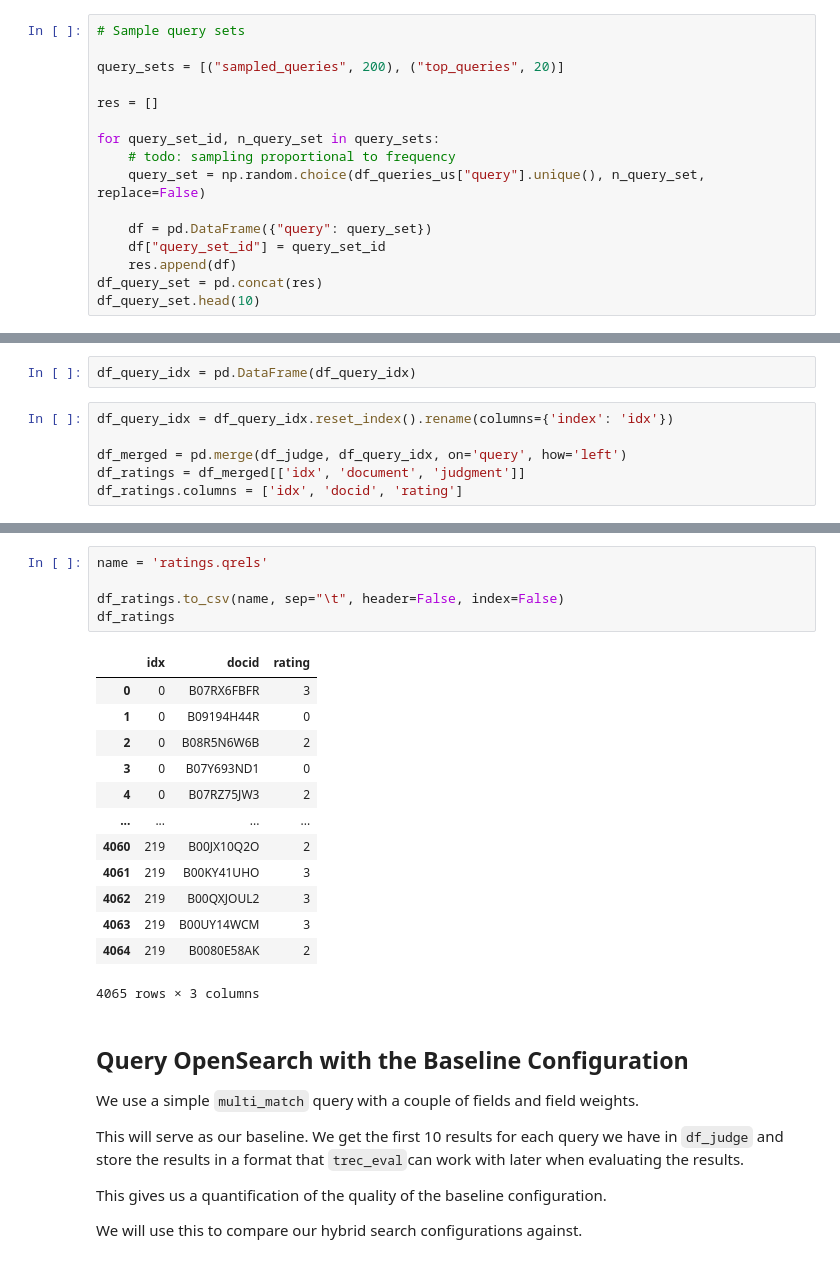
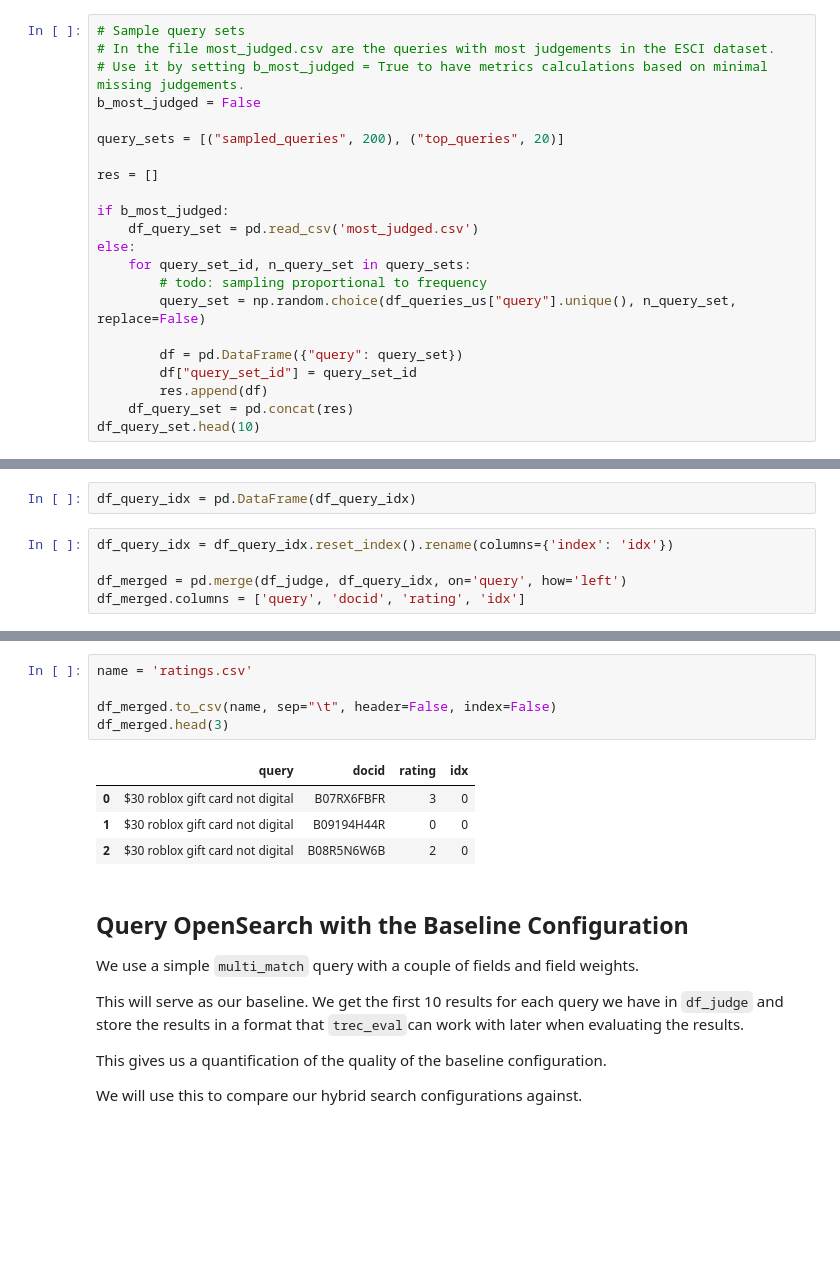
Before and after one commit to o19s/opensearch-search-quality-evaluation, a Jupyter notebook: hybrid-search/notebook/hybrid-search-baseline-comparison/3_Baseline_Search_and_Metrics.ipynb, the cells around one changed output, grey strips where cells are left out. Saved outputs shown, nothing was run; the diff lists cells and outputs as text; blank space fills up the shorter version.

```diff
--- a/hybrid-search/notebook/hybrid-search-baseline-comparison/3_Baseline_Search_and_Metrics.ipynb
+++ b/hybrid-search/notebook/hybrid-search-baseline-comparison/3_Baseline_Search_and_Metrics.ipynb
@@ -35,19 +36,25 @@ df_queries_us = df_examples[df_examples['product_locale'] == 'us']
 np.random.seed(10)
 # %%
 # Sample query sets
+# In the file most_judged.csv are the queries with most judgements in the ESCI dataset.
+# Use it by setting b_most_judged = True to have metrics calculations based on minimal missing judgements.
+b_most_judged = False
 
 query_sets = [("sampled_queries", 200), ("top_queries", 20)]
 
 res = []
 
-for query_set_id, n_query_set in query_sets:
-    # todo: sampling proportional to frequency
-    query_set = np.random.choice(df_queries_us["query"].unique(), n_query_set, replace=False)
+if b_most_judged:
+    df_query_set = pd.read_csv('most_judged.csv')
+else:
+    for query_set_id, n_query_set in query_sets:
+        # todo: sampling proportional to frequency
+        query_set = np.random.choice(df_queries_us["query"].unique(), n_query_set, replace=False)
 
-    df = pd.DataFrame({"query": query_set})
-    df["query_set_id"] = query_set_id
-    res.append(df)
-df_query_set = pd.concat(res)
+        df = pd.DataFrame({"query": query_set})
+        df["query_set_id"] = query_set_id
+        res.append(df)
+    df_query_set = pd.concat(res)
 df_query_set.head(10)
 # %% [output]
 |  | query | query_set_id |
@@ -126,5 +138,4 @@ df_query_idx = pd.DataFrame(df_query_idx)
 df_query_idx = df_query_idx.reset_index().rename(columns={'index': 'idx'})
 
 df_merged = pd.merge(df_judge, df_query_idx, on='query', how='left')
-df_ratings = df_merged[['idx', 'document', 'judgment']]
-df_ratings.columns = ['idx', 'docid', 'rating']
+df_merged.columns = ['query', 'docid', 'rating', 'idx']
@@ -131,22 +158,13 @@ df_ratings.columns = ['idx', 'docid', 'rating']
 # %%
-name = 'ratings.qrels'
+name = 'ratings.csv'
 
-df_ratings.to_csv(name, sep="\t", header=False, index=False)
-df_ratings
+df_merged.to_csv(name, sep="\t", header=False, index=False)
+df_merged.head(3)
 # %% [output]
-|  | idx | docid | rating |
-| 0 | 0 | B07RX6FBFR | 3 |
-| 1 | 0 | B09194H44R | 0 |
-| 2 | 0 | B08R5N6W6B | 2 |
-| 3 | 0 | B07Y693ND1 | 0 |
-| 4 | 0 | B07RZ75JW3 | 2 |
-| ... | ... | ... | ... |
-| 4060 | 219 | B00JX10Q2O | 2 |
-| 4061 | 219 | B00KY41UHO | 3 |
-| 4062 | 219 | B00QXJOUL2 | 3 |
-| 4063 | 219 | B00UY14WCM | 3 |
-| 4064 | 219 | B0080E58AK | 2 |
+|  | query | docid | rating | idx |
+| 0 | $30 roblox gift card not digital | B07RX6FBFR | 3 | 0 |
+| 1 | $30 roblox gift card not digital | B09194H44R | 0 | 0 |
+| 2 | $30 roblox gift card not digital | B08R5N6W6B | 2 | 0 |
-4065 rows × 3 columns
 # %% [markdown]
 ## Query OpenSearch with the Baseline Configuration
 
```
Also changed, not shown: parts of 38 cells of this notebook, 3 other files.
